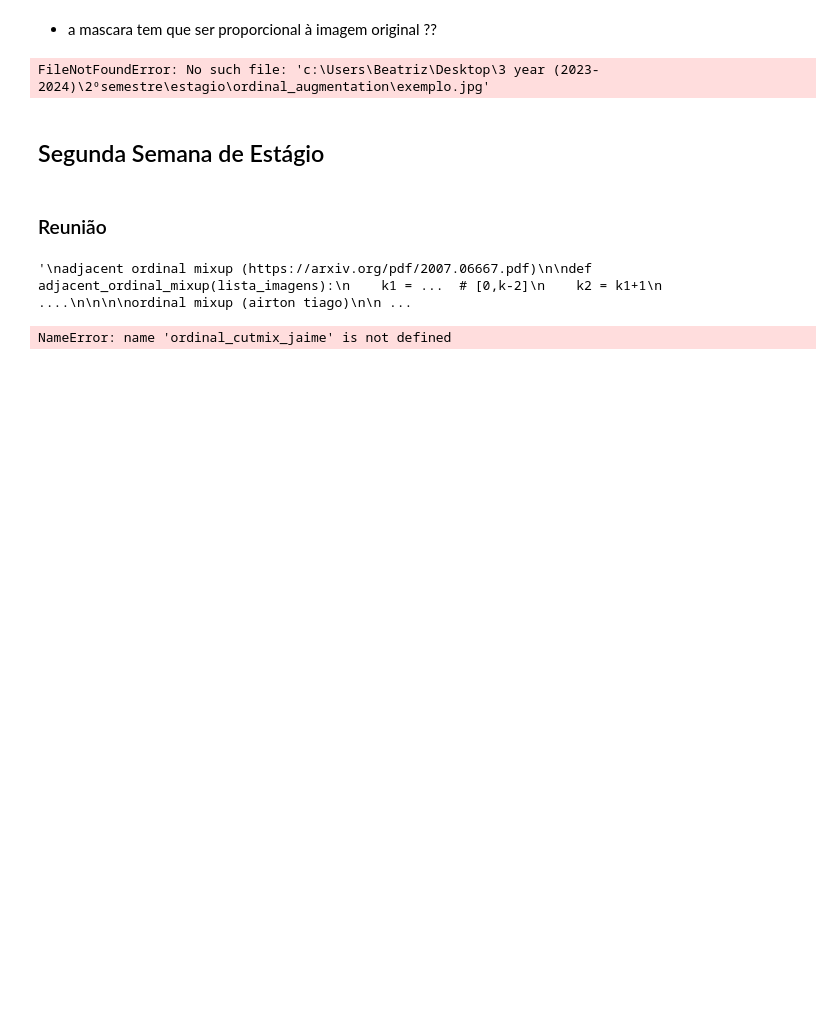
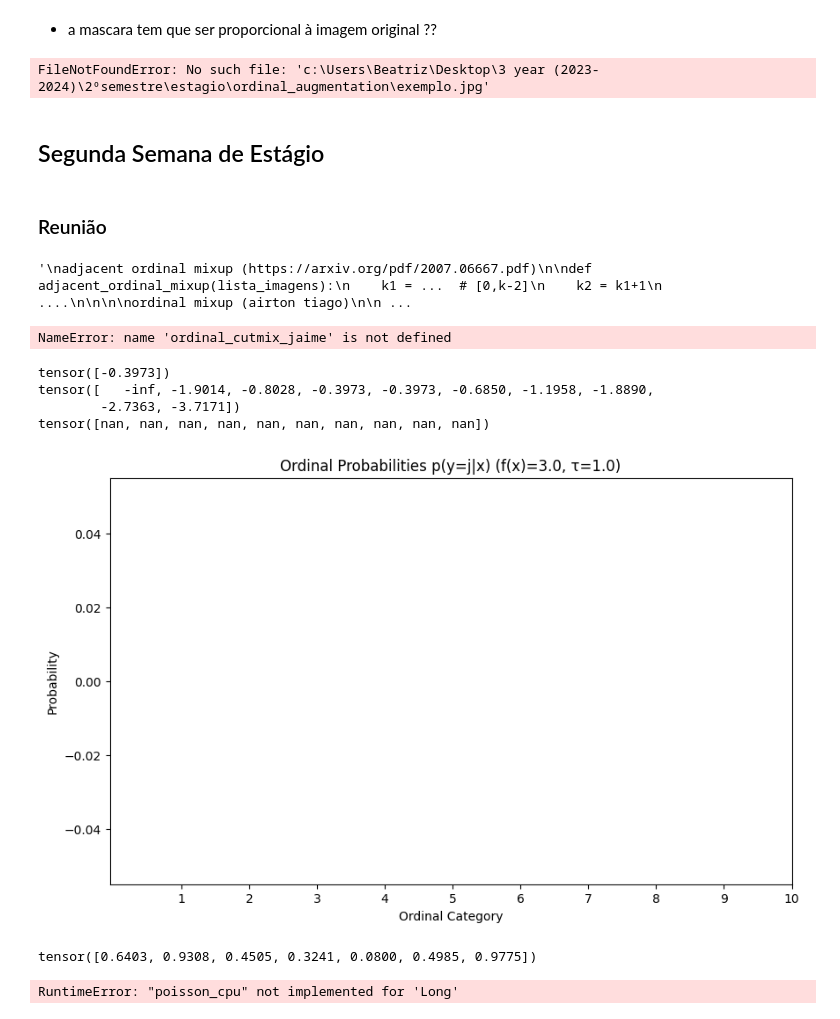
Before and after one commit to beatrizmsa/ordinal_augmentation, a Jupyter notebook: notebook.ipynb, the cells around one changed output. Drawn from its saved outputs; the diff is of its cells as text; code cells hidden in the pictures; blank space fills up the shorter version.

Commit message:
distribuiçao de poisson

```diff
--- a/notebook.ipynb
+++ b/notebook.ipynb
@@ -372,3 +372,76 @@ plt.imshow(images_final)
 plt.show()
 # %% [output]
 NameError: name 'ordinal_cutmix_jaime' is not defined
+# %%
+import torch
+import torch.nn.functional as F
+import matplotlib.pyplot as plt
+import math
+
+def poisson_pmf_log(f_x, j):
+    return j * torch.log(f_x) - f_x - torch.lgamma(torch.tensor(j))
+
+def ordinal_probabilities(k, K, tau=1.0):
+
+    # Calcular h(x)_j para cada categoria j
+    h_x_j = torch.tensor([poisson_pmf_log(k, k)])
+    h_x = poisson_pmf_log(k, j) for j in range(0,K)])
+    print(h_x_j)
+    print(h_x)
+
+    # Calcular as probabilidades usando softmax com o parâmetro tau
+    probabilities_a = F.softmax((-h_x_j / tau), dim=0)
+    probabilities_d =  F.softmax((-h_x / tau),dim=0)
+    probabilities = probabilities_a/probabilities_d
+    print(probabilities_)
+    return probabilities
+
+# Parâmetros
+k = torch.tensor(3.0)
+K = 10  # número de categorias ordinais
+tau = 1.0  # valor de tau (pode ser ajustado conforme necessário)
+
+# Gerar probabilidades ordinais
+ordinal_probs = ordinal_probabilities(k, K, tau)
+
+# Plotar as probabilidades ordinais
+plt.figure(figsize=(10, 6))
+plt.bar(range(1, K + 1), ordinal_probs.numpy())
+plt.xlabel('Ordinal Category')
+plt.ylabel('Probability')
+plt.title(f'Ordinal Probabilities p(y=j|x) (f(x)={k.item()}, τ={tau})')
+plt.xticks(range(1, K + 1))  # Ajustar os ticks do eixo x para representar categorias ordinais
+plt.show()
+# %% [output]
+tensor([-0.3973])
+tensor([   -inf, -1.9014, -0.8028, -0.3973, -0.3973, -0.6850, -1.1958, -1.8890,
+        -2.7363, -3.7171])
+tensor([nan, nan, nan, nan, nan, nan, nan, nan, nan, nan])
+[figure, added]
+# %%
+import torch
+import torch.nn.functional as F
+
+num_class = 7
+rates = torch.rand(num_class)
+p = torch.poisson(rates)
+
+
+probabilities_a = F.softmax(-torch.log(p)/ 1.0, dim=0)
+
+probabilities_b = torch.zeros(num_class)
+
+for K in range(1,num_class):
+    t = rates*K
+    probabilities_b += torch.poisson(t)
+
+probabilities_b = torch.tensor(probabilities_b)
+
+print(probabilities_b)
+
+probabilities = probabilities_a / probabilities_b
+print(probabilities)
+print(sum(probabilities))
+# %% [output]
+tensor([0.6403, 0.9308, 0.4505, 0.3241, 0.0800, 0.4985, 0.9775])
+RuntimeError: "poisson_cpu" not implemented for 'Long'
```
Also changed, not shown: parts of 2 cells of this notebook.
